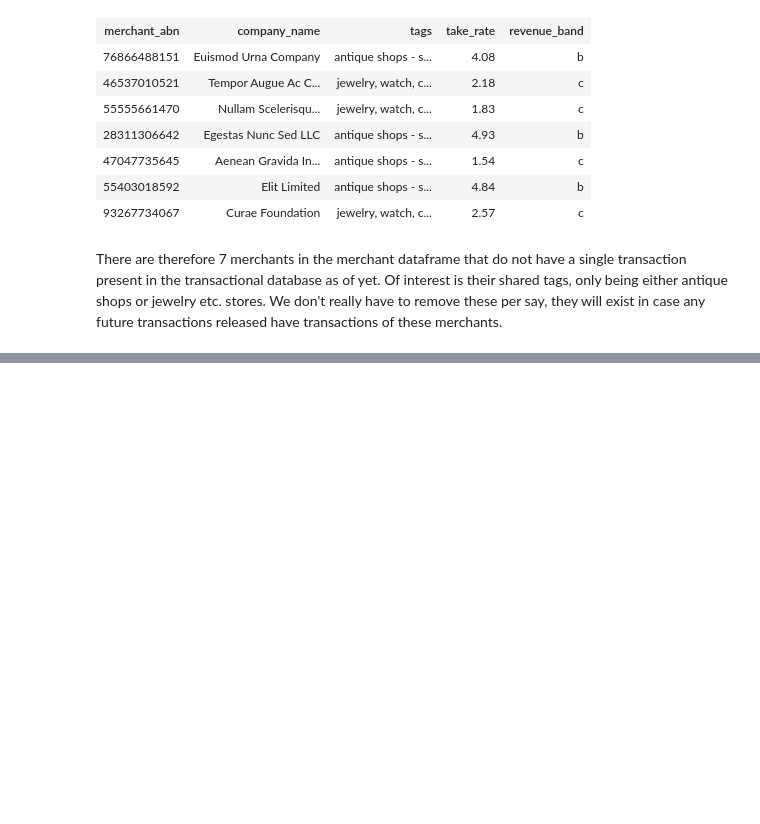
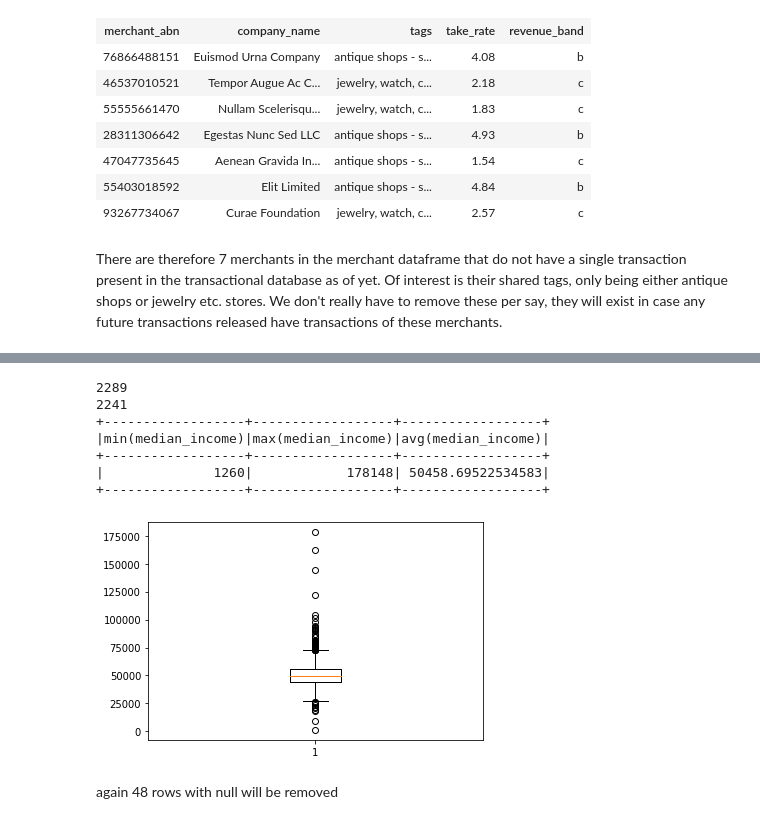
Before and after one commit to MAST30034-Applied-Data-Science/generic-buy-now-pay-later-project-group-35, a Jupyter notebook: notebooks/2 analysis.ipynb, the cells around one changed output, grey strips where cells are left out. Drawn from its saved outputs; the diff is of its cells as text; code cells hidden in the pictures; blank space fills up the shorter version.

```diff
--- a/notebooks/2 analysis.ipynb
+++ b/notebooks/2 analysis.ipynb
@@ -397,0 +655,23 @@ There are therefore 7 merchants in the merchant dataframe that do not have a sin
+# %%
+# median income
+
+testdf = incomedf.alias("testdf")
+print(testdf.count())
+testdf = testdf.dropna("all",subset=["median_income"])
+print(testdf.count())
+print(testdf.agg(min("median_income"), max("median_income"), mean("median_income")))
+
+df = testdf.toPandas()
+plt.boxplot(df["median_income"])
+plt.show()
+# %% [output]
+2289
+2241
++------------------+------------------+------------------+
+|min(median_income)|max(median_income)|avg(median_income)|
++------------------+------------------+------------------+
+|              1260|            178148| 50458.69522534583|
++------------------+------------------+------------------+
+[figure, added]
+# %% [markdown]
+again 48 rows with null will be removed
```
Also changed, not shown: parts of 70 cells of this notebook, 1 other file.
